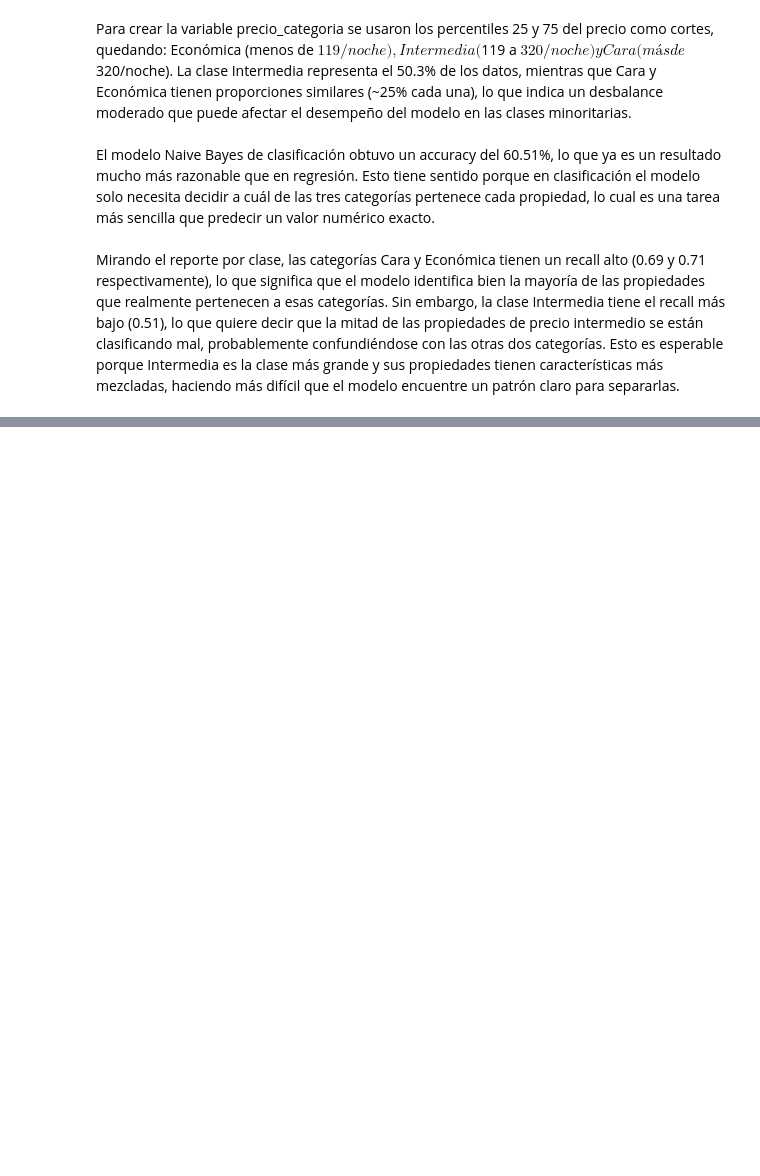
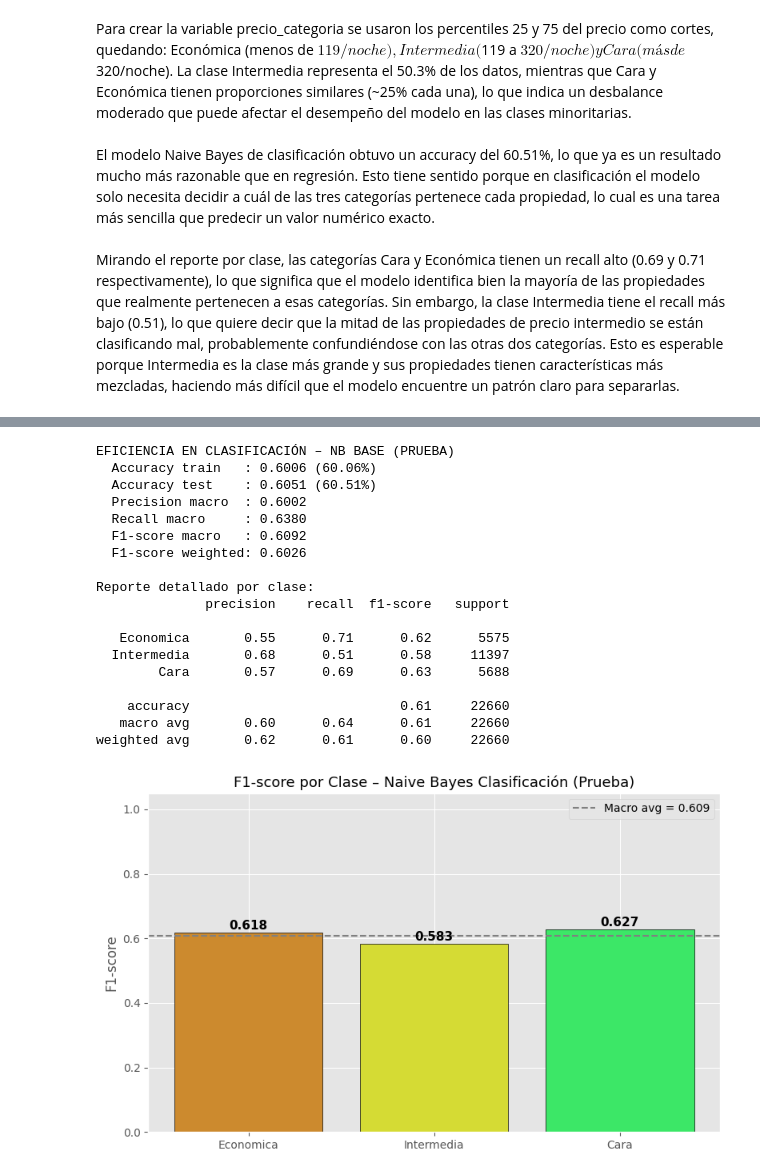
Before and after one commit to AleWWH1104/Lab5-md, a Jupyter notebook: Lab5.ipynb, the cells around one changed output, grey strips where cells are left out. Drawn from its saved outputs; the diff is of its cells as text; code cells hidden in the pictures; blank space fills up the shorter version.

```diff
--- a/Lab5.ipynb
+++ b/Lab5.ipynb
@@ -551,0 +693,66 @@ Mirando el reporte por clase, las categorías Cara y Económica tienen un recall
+# %%
+# Actividad 5 – Eficiencia en prueba: CLASIFICACIÓN
+from sklearn.metrics import precision_score, recall_score, f1_score
+
+clases_orden = ['Economica', 'Intermedia', 'Cara']
+
+acc_train_clf = accuracy_score(y_train_c, nb_clf.predict(X_train_c))
+acc_test_clf  = accuracy_score(y_test_c, y_pred_clf)
+prec_macro    = precision_score(y_test_c, y_pred_clf, average='macro', zero_division=0)
+rec_macro     = recall_score(y_test_c, y_pred_clf, average='macro', zero_division=0)
+f1_macro      = f1_score(y_test_c, y_pred_clf, average='macro', zero_division=0)
+f1_w          = f1_score(y_test_c, y_pred_clf, average='weighted', zero_division=0)
+
+
+print('EFICIENCIA EN CLASIFICACIÓN – NB BASE (PRUEBA)')
+
+print(f'  Accuracy train   : {acc_train_clf:.4f} ({acc_train_clf*100:.2f}%)')
+print(f'  Accuracy test    : {acc_test_clf:.4f} ({acc_test_clf*100:.2f}%)')
+print(f'  Precision macro  : {prec_macro:.4f}')
+print(f'  Recall macro     : {rec_macro:.4f}')
+print(f'  F1-score macro   : {f1_macro:.4f}')
+print(f'  F1-score weighted: {f1_w:.4f}')
+print()
+
+print('Reporte detallado por clase:')
+print(classification_report(y_test_c, y_pred_clf,
+                             labels=clases_orden,
+                             target_names=clases_orden,
+                             zero_division=0))
+
+# Gráfica F1 por clase
+from sklearn.metrics import f1_score as f1_per
+f1_por_clase = f1_score(y_test_c, y_pred_clf, labels=clases_orden, average=None, zero_division=0)
+
+fig, ax = plt.subplots(figsize=(8, 5))
+bars = ax.bar(clases_orden, f1_por_clase, color=["#cc8a2e", "#d5db34", "#3ce767"], edgecolor='black')
+for bar, val in zip(bars, f1_por_clase):
+    ax.text(bar.get_x() + bar.get_width()/2, bar.get_height() + 0.01,
+            f'{val:.3f}', ha='center', fontsize=11, fontweight='bold')
+ax.set_ylim(0, 1.05)
+ax.set_title('F1-score por Clase – Naive Bayes Clasificación (Prueba)', fontsize=13)
+ax.set_ylabel('F1-score')
+ax.axhline(f1_macro, color='gray', linestyle='--', label=f'Macro avg = {f1_macro:.3f}')
+ax.legend()
+plt.tight_layout()
+plt.show()
+# %% [output]
+EFICIENCIA EN CLASIFICACIÓN – NB BASE (PRUEBA)
+  Accuracy train   : 0.6006 (60.06%)
+  Accuracy test    : 0.6051 (60.51%)
+  Precision macro  : 0.6002
+  Recall macro     : 0.6380
+  F1-score macro   : 0.6092
+  F1-score weighted: 0.6026
+
+Reporte detallado por clase:
+              precision    recall  f1-score   support
+
+   Economica       0.55      0.71      0.62      5575
+  Intermedia       0.68      0.51      0.58     11397
+        Cara       0.57      0.69      0.63      5688
+
+    accuracy                           0.61     22660
+   macro avg       0.60      0.64      0.61     22660
+weighted avg       0.62      0.61      0.60     22660
+[figure, added]
```
Also changed, not shown: parts of 15 cells of this notebook, 8 other files.
